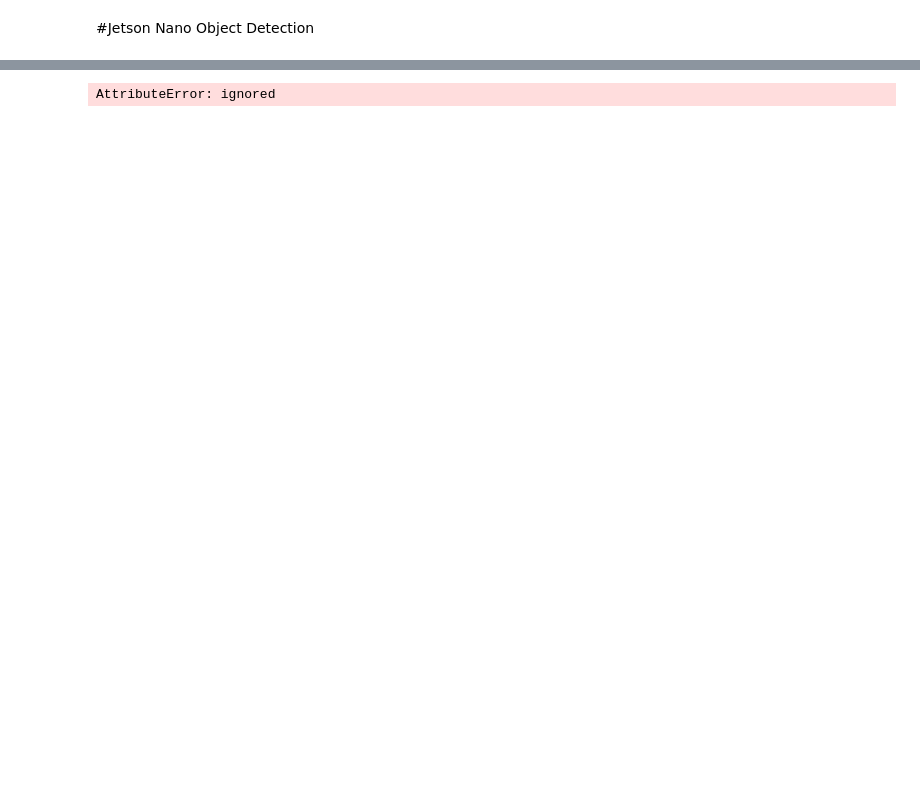
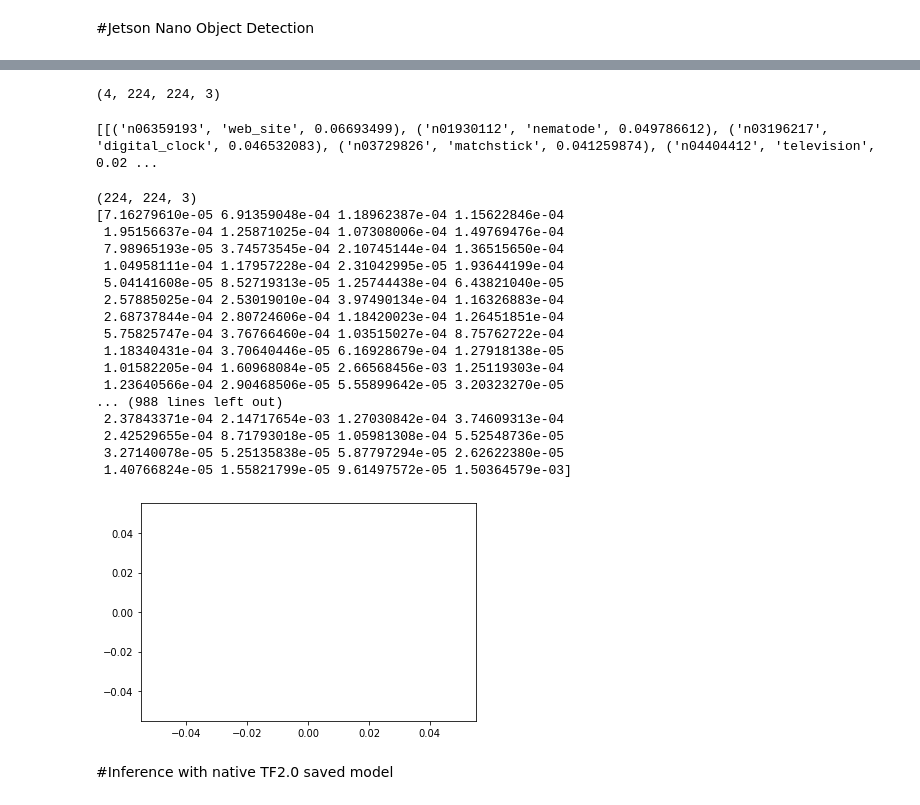
Before and after one commit to william-engel/JetsonNano, a Jupyter notebook: Jetson_Nano_Object_Detection.ipynb, the cells around one changed output, grey strips where cells are left out. Drawn from its saved outputs; the diff is of its cells as text; code cells hidden in the pictures; blank space fills up the shorter version.

```diff
--- a/Jetson_Nano_Object_Detection.ipynb
+++ b/Jetson_Nano_Object_Detection.ipynb
@@ -68,7 +106,10 @@ IMAGES_FOR_TEST = {
 # %%
-NP_IMAGES_FOR_TEST = IMAGES_FOR_TEST.copy()
+INPUT_SHAPE = (224, 224)
+def preprocess_images(image_dict):
+  image_batch = []
 
-for name, link in NP_IMAGES_FOR_TEST.items():
-  img = load_image_into_numpy_array(link)
-  img = tf.image.resize(img, size = (244, 244)) / 255.0
-  NP_IMAGES_FOR_TEST[name] = img
+  for key, val in image_dict.items():
+    img = load_image_into_numpy_array(val)
+    img = tf.image.resize(img, INPUT_SHAPE) / 255.0
+    image_batch.append(img[0,...])
+  return np.array(image_batch)
@@ -88,4 +116,38 @@ result = model(preprocess_input(NP_IMAGES_FOR_TEST['Husky']))
-# %%
-decode_predictions(result)
-# %% [output]
-AttributeError: ignored
+# %%
+image_batch = preprocess_images(IMAGES_FOR_TEST)
+print(image_batch.shape)
+# %% [output]
+(4, 224, 224, 3)
+# %%
+prediction_batch = model.predict(image_batch)
+print(decode_predictions(prediction_batch))
+# %% [output]
+[[('n06359193', 'web_site', 0.06693499), ('n01930112', 'nematode', 0.049786612), ('n03196217', 'digital_clock', 0.046532083), ('n03729826', 'matchstick', 0.041259874), ('n04404412', 'television', 0.02 ...
+# %%
+def plot_images_and_predictions(image_batch, prediction_batch):
+  fig = plt.plot(figsize = (10, 10))
+
+  for image, prediction in zip(image_batch, prediction_batch):
+    print(image.shape)
+    print(prediction)
+# %%
+plot_images_and_predictions(image_batch, prediction_batch)
+# %% [output]
+(224, 224, 3)
+[7.16279610e-05 6.91359048e-04 1.18962387e-04 1.15622846e-04
+ 1.95156637e-04 1.25871025e-04 1.07308006e-04 1.49769476e-04
+ 7.98965193e-05 3.74573545e-04 2.10745144e-04 1.36515650e-04
+ 1.04958111e-04 1.17957228e-04 2.31042995e-05 1.93644199e-04
+ 5.04141608e-05 8.52719313e-05 1.25744438e-04 6.43821040e-05
+ 2.57885025e-04 2.53019010e-04 3.97490134e-04 1.16326883e-04
+ 2.68737844e-04 2.80724606e-04 1.18420023e-04 1.26451851e-04
+ 5.75825747e-04 3.76766460e-04 1.03515027e-04 8.75762722e-04
+ 1.18340431e-04 3.70640446e-05 6.16928679e-04 1.27918138e-05
+ 1.01582205e-04 1.60968084e-05 2.66568456e-03 1.25119303e-04
+ 1.23640566e-04 2.90468506e-05 5.55899642e-05 3.20323270e-05
+... (988 lines left out)
+ 2.37843371e-04 2.14717654e-03 1.27030842e-04 3.74609313e-04
+ 2.42529655e-04 8.71793018e-05 1.05981308e-04 5.52548736e-05
+ 3.27140078e-05 5.25135838e-05 5.87797294e-05 2.62622380e-05
+ 1.40766824e-05 1.55821799e-05 9.61497572e-05 1.50364579e-03]
+[figure, added]
@@ -91,0 +157,2 @@ AttributeError: ignored
+# %% [markdown]
+#Inference with native TF2.0 saved model
```
Also changed, not shown: parts of 11 cells of this notebook.
